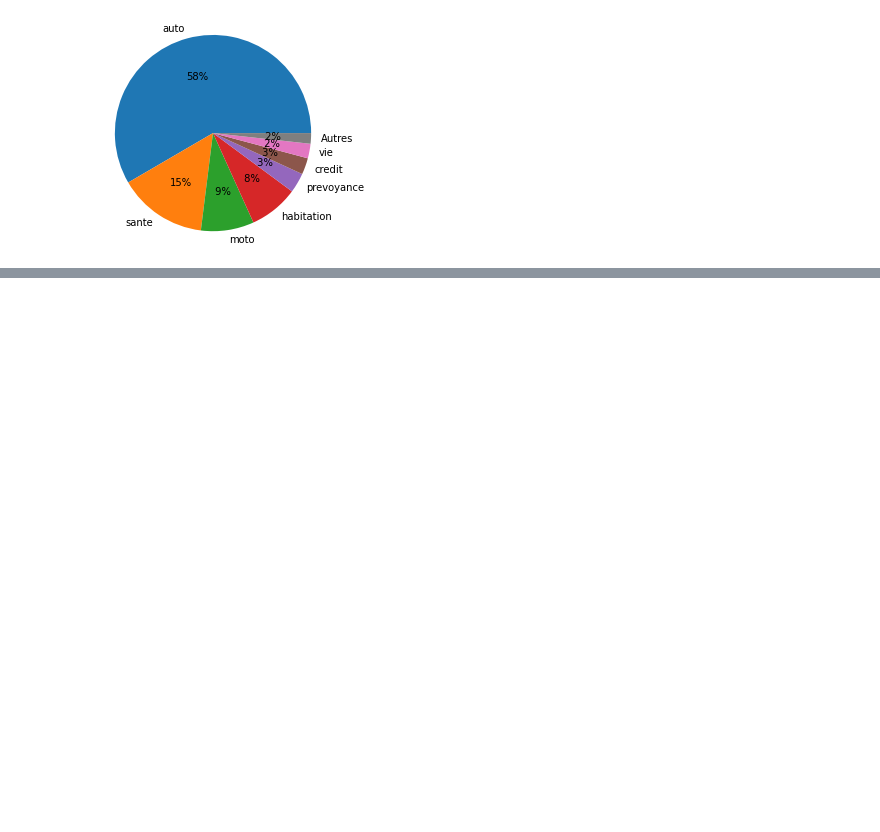
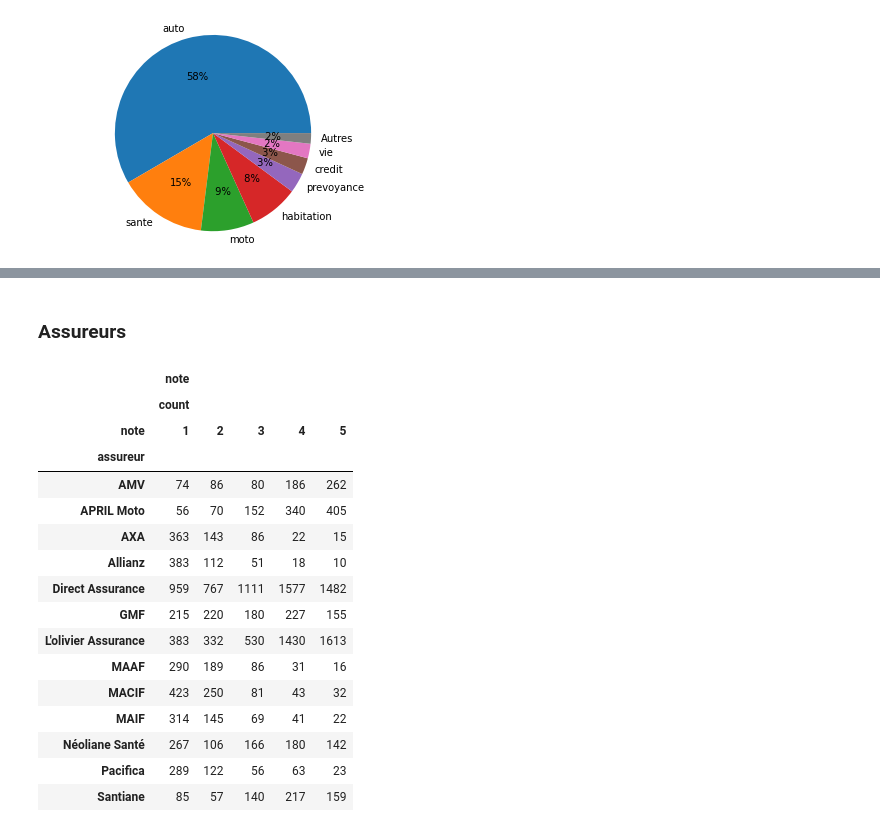
Before and after one commit to NandyBa/NLP-Project2, a Jupyter notebook: Analysis.ipynb, the cells around one changed output, grey strips where cells are left out. Cells and saved outputs as stored; diff of their text form; code cells hidden in the pictures; blank space fills up the shorter version.

```diff
--- a/Analysis.ipynb
+++ b/Analysis.ipynb
@@ -289,0 +293,25 @@ for produit in results.index:
+# %% [markdown]
+### Assureurs
+# %%
+df_plot = df[df.assureur.isin(df.assureur.value_counts(normalize=True).loc[lambda x: x>0.02].index)]
+results = df_plot.pivot_table(index='assureur', columns='note',
+                     aggfunc={"note":['count']})
+results
+# %% [output]
+|  | note |  |  |  |  |
+|  | count |  |  |  |  |
+| note | 1 | 2 | 3 | 4 | 5 |
+| assureur |  |  |  |  |  |
+| AMV | 74 | 86 | 80 | 186 | 262 |
+| APRIL Moto | 56 | 70 | 152 | 340 | 405 |
+| AXA | 363 | 143 | 86 | 22 | 15 |
+| Allianz | 383 | 112 | 51 | 18 | 10 |
+| Direct Assurance | 959 | 767 | 1111 | 1577 | 1482 |
+| GMF | 215 | 220 | 180 | 227 | 155 |
+| L'olivier Assurance | 383 | 332 | 530 | 1430 | 1613 |
+| MAAF | 290 | 189 | 86 | 31 | 16 |
+| MACIF | 423 | 250 | 81 | 43 | 32 |
+| MAIF | 314 | 145 | 69 | 41 | 22 |
+| Néoliane Santé | 267 | 106 | 166 | 180 | 142 |
+| Pacifica | 289 | 122 | 56 | 63 | 23 |
+| Santiane | 85 | 57 | 140 | 217 | 159 |
```
Also changed, not shown: parts of 10 cells of this notebook.
